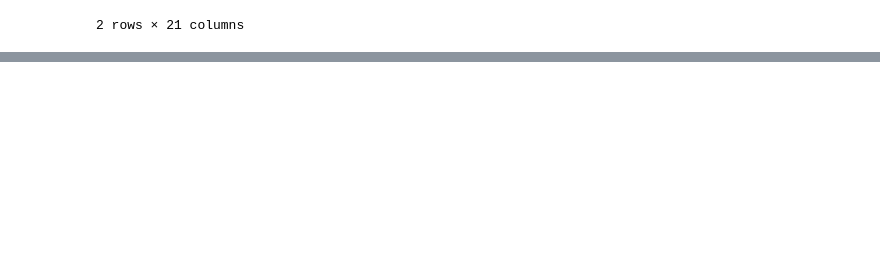
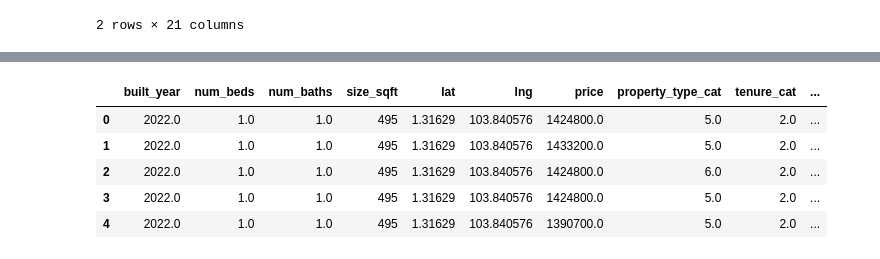
Before and after one commit to simasuiyuan/CS5228, a Jupyter notebook: working/CS5228_Prelimary_Explore.ipynb, the cells around one changed output, grey strips where cells are left out. Cells and saved outputs as stored; diff of their text form; code cells hidden in the pictures; blank space fills up the shorter version.

```diff
--- a/working/CS5228_Prelimary_Explore.ipynb
+++ b/working/CS5228_Prelimary_Explore.ipynb
@@ -67,3 +70,14 @@ min_br_available               0
 max_br_available               0
 planning_area_cat              0
 dtype: int64
+# %%
+# train_df_model = train_df_clean.drop(['lat', 'lng'], axis=1,inplace=False).reset_index(drop=True)
+train_df_model = train_df_clean
+train_df_model.head()
+# %% [output]
+|  | built_year | num_beds | num_baths | size_sqft | lat | lng | price | property_type_cat | tenure_cat | ... |
+| 0 | 2022.0 | 1.0 | 1.0 | 495 | 1.31629 | 103.840576 | 1424800.0 | 5.0 | 2.0 | ... |
+| 1 | 2022.0 | 1.0 | 1.0 | 495 | 1.31629 | 103.840576 | 1433200.0 | 5.0 | 2.0 | ... |
+| 2 | 2022.0 | 1.0 | 1.0 | 495 | 1.31629 | 103.840576 | 1424800.0 | 6.0 | 2.0 | ... |
+| 3 | 2022.0 | 1.0 | 1.0 | 495 | 1.31629 | 103.840576 | 1424800.0 | 5.0 | 2.0 | ... |
+| 4 | 2022.0 | 1.0 | 1.0 | 495 | 1.31629 | 103.840576 | 1390700.0 | 5.0 | 2.0 | ... |
```
Also changed, not shown: parts of 22 cells of this notebook, 3 other files.
